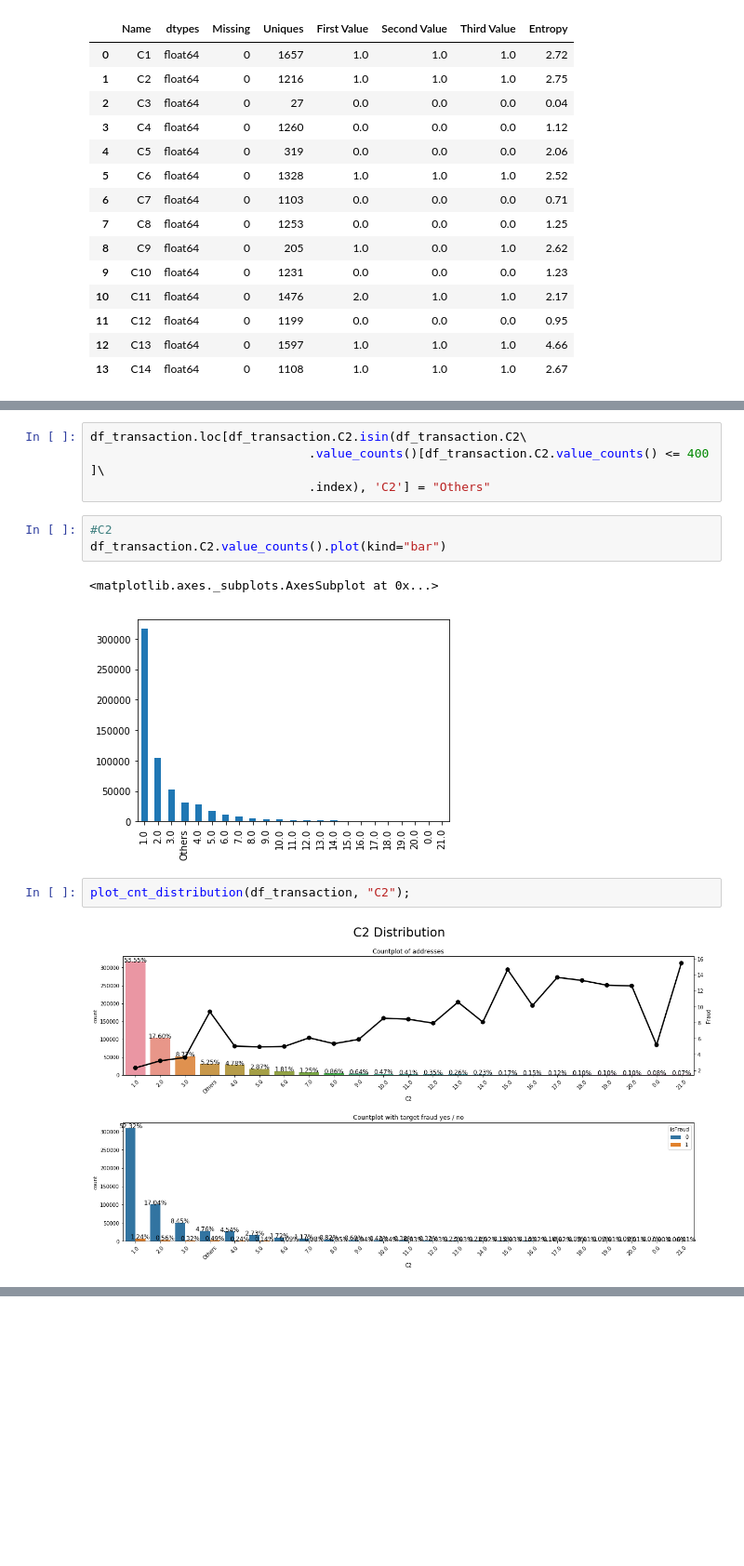
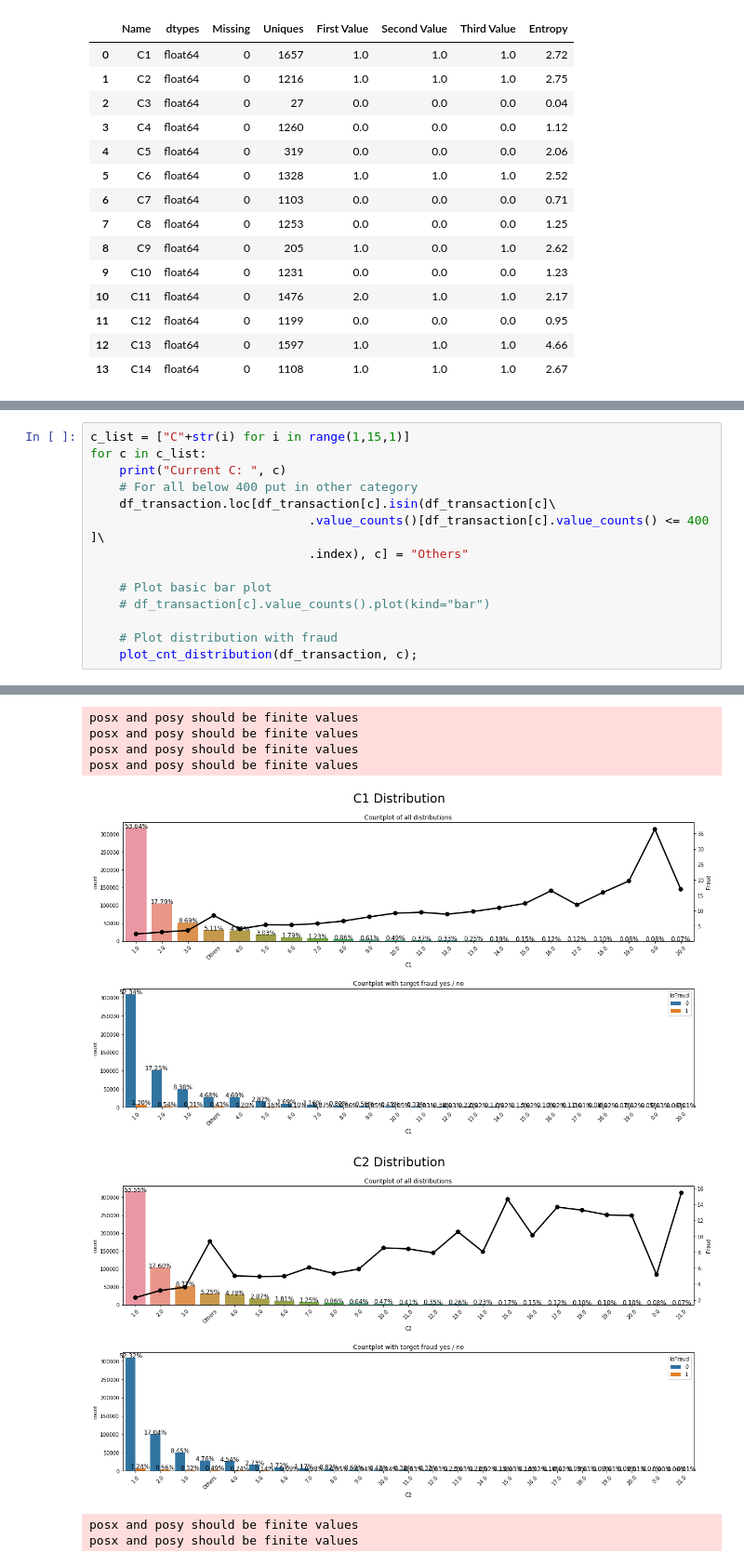
Before and after one commit to AlessandroVol23/ieee_cis_fraud_detection_kaggle, a Jupyter notebook: notebooks/0.1_AV_EDA.ipynb, the cells around one changed output, grey strips where cells are left out. Shown at 93% size. Cells and saved outputs as stored; diff of their text form; blank space fills up the shorter version.

```diff
--- a/notebooks/0.1_AV_EDA.ipynb
+++ b/notebooks/0.1_AV_EDA.ipynb
@@ -642,14 +733,15 @@ plot_cnt_distribution(df_transaction, "C1");
-# %%
-df_transaction.loc[df_transaction.C2.isin(df_transaction.C2\
-                              .value_counts()[df_transaction.C2.value_counts() <= 400 ]\
-                              .index), 'C2'] = "Others"
-# %%
-#C2
-df_transaction.C2.value_counts().plot(kind="bar")
-# %% [output]
-<matplotlib.axes._subplots.AxesSubplot at 0x...>
-[figure, removed]
-# %%
-plot_cnt_distribution(df_transaction, "C2");
-# %% [output]
-[figure, removed]
+# %%
+c_list = ["C"+str(i) for i in range(1,15,1)]
+for c in c_list:
+    print("Current C: ", c)
+    # For all below 400 put in other category
+    df_transaction.loc[df_transaction[c].isin(df_transaction[c]\
+                              .value_counts()[df_transaction[c].value_counts() <= 400 ]\
+                              .index), c] = "Others"
+
+    # Plot basic bar plot
+    # df_transaction[c].value_counts().plot(kind="bar")
+
+    # Plot distribution with fraud
+    plot_cnt_distribution(df_transaction, c);
+# %% [output]
@@ -655,0 +762,8 @@ plot_cnt_distribution(df_transaction, "C2");
+posx and posy should be finite values
+posx and posy should be finite values
+posx and posy should be finite values
+posx and posy should be finite values
+[figure, added]
+[figure, added]
+posx and posy should be finite values
+posx and posy should be finite values
```
Also changed, not shown: parts of 34 cells of this notebook.
